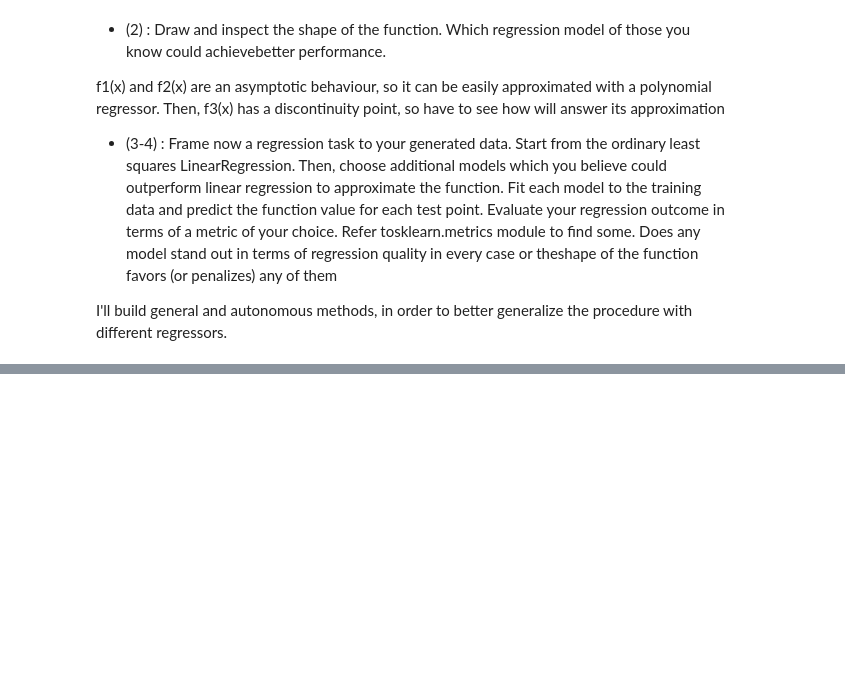
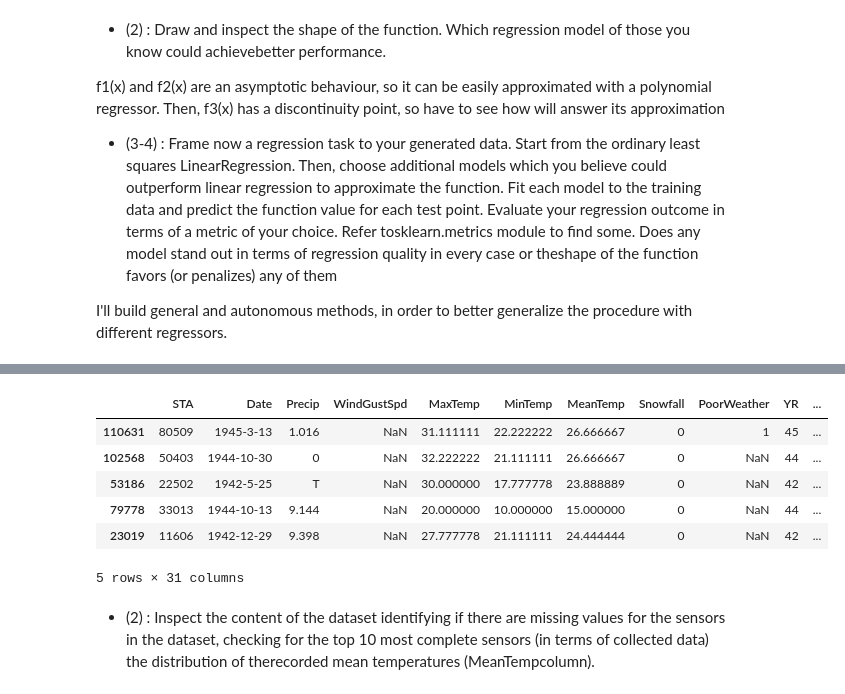
Before and after one commit to francescodisalvo05/Data-Science-Lab-Exercises, a Jupyter notebook: Notebooks/8-Laboratory-26-11-2020.ipynb, the cells around one changed output, grey strips where cells are left out. Cells and saved outputs as stored; diff of their text form; code cells hidden in the pictures; blank space fills up the shorter version.

```diff
--- a/Notebooks/8-Laboratory-26-11-2020.ipynb
+++ b/Notebooks/8-Laboratory-26-11-2020.ipynb
@@ -168,0 +253,15 @@ As it can be clearly seen, the most robust is the random forest, whose obtain ni
+# %%
+import pandas as pd
+
+df = pd.read_csv('../Datasets/weatherww2/SummaryofWeather.csv')
+df.sample(5)
+# %% [output]
+|  | STA | Date | Precip | WindGustSpd | MaxTemp | MinTemp | MeanTemp | Snowfall | PoorWeather | YR | ... |
+| 110631 | 80509 | 1945-3-13 | 1.016 | NaN | 31.111111 | 22.222222 | 26.666667 | 0 | 1 | 45 | ... |
+| 102568 | 50403 | 1944-10-30 | 0 | NaN | 32.222222 | 21.111111 | 26.666667 | 0 | NaN | 44 | ... |
+| 53186 | 22502 | 1942-5-25 | T | NaN | 30.000000 | 17.777778 | 23.888889 | 0 | NaN | 42 | ... |
+| 79778 | 33013 | 1944-10-13 | 9.144 | NaN | 20.000000 | 10.000000 | 15.000000 | 0 | NaN | 44 | ... |
+| 23019 | 11606 | 1942-12-29 | 9.398 | NaN | 27.777778 | 21.111111 | 24.444444 | 0 | NaN | 42 | ... |
+5 rows × 31 columns
+# %% [markdown]
+- (2) : Inspect the content of the dataset identifying if there are missing values for the sensors in the dataset, checking for the top 10 most complete sensors (in terms of collected data) the distribution of therecorded mean temperatures (MeanTempcolumn).
```
Also changed, not shown: parts of 28 cells of this notebook.
